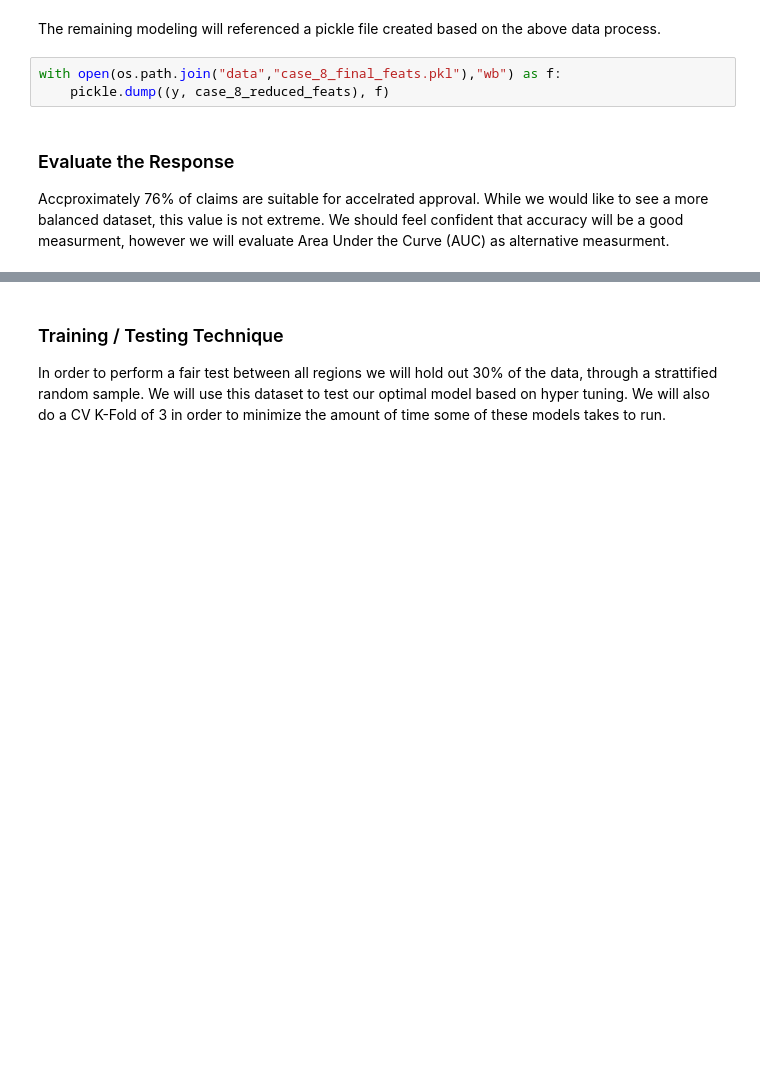
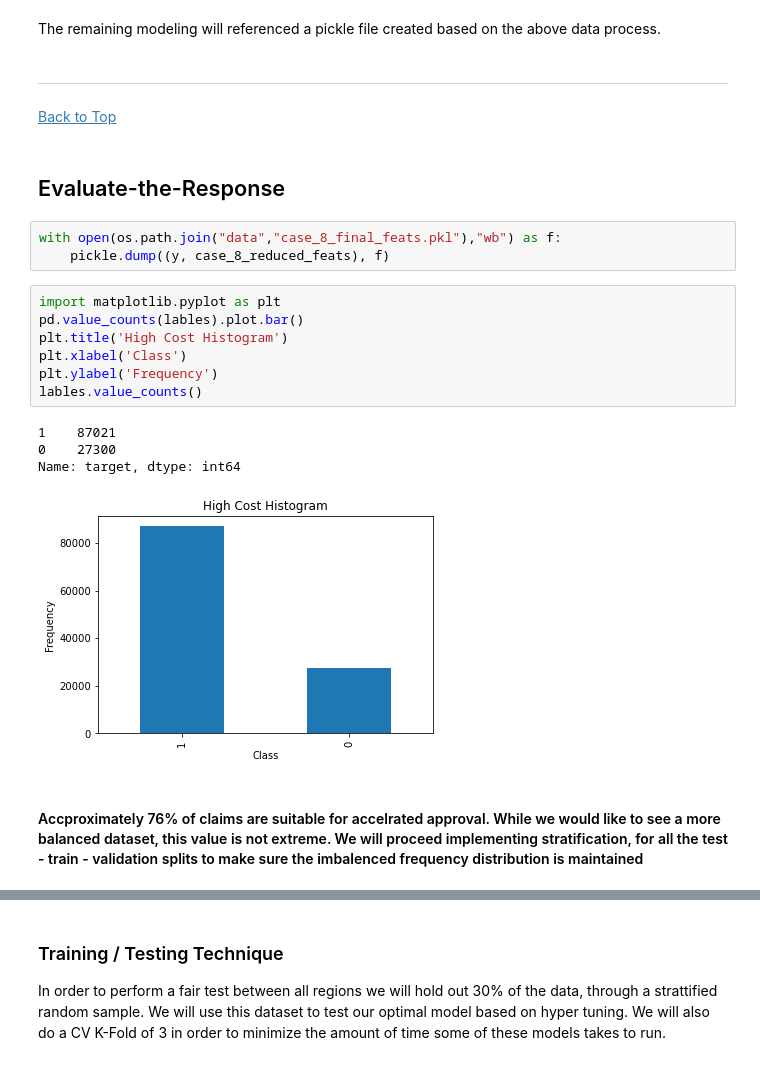
Before and after one commit to cmadding/MSDS_7333_QTW, a Jupyter notebook: CaseStudy08/Ansari_Ballenger_Godbole_MaddingUnit08 - Final.ipynb, the cells around one changed output, grey strips where cells are left out. Cells and saved outputs as stored; diff of their text form; blank space fills up the shorter version.

```diff
--- a/CaseStudy08/Ansari_Ballenger_Godbole_MaddingUnit08 - Final.ipynb
+++ b/CaseStudy08/Ansari_Ballenger_Godbole_MaddingUnit08 - Final.ipynb
@@ -101,10 +208,26 @@ case_8_reduced_feats = reduce_features(case_8_final, True)
 # %% [markdown]
 The remaining modeling will referenced a pickle file created based on the above data process.
+# %% [markdown]
+____
+[Back to Top](#Table-of-Contents)
+# %% [markdown]
+## Evaluate-the-Response
 # %%
 with open(os.path.join("data","case_8_final_feats.pkl"),"wb") as f:
     pickle.dump((y, case_8_reduced_feats), f)
+# %%
+import matplotlib.pyplot as plt
+pd.value_counts(lables).plot.bar()
+plt.title('High Cost Histogram')
+plt.xlabel('Class')
+plt.ylabel('Frequency')
+lables.value_counts()
+# %% [output]
+1    87021
+0    27300
+Name: target, dtype: int64
+[figure, added]
 # %% [markdown]
-### Evaluate the Response
-Accproximately 76% of claims are suitable for accelrated approval.  While we would like to see a more balanced dataset, this value is not extreme.  We should feel confident that accuracy will be a good measurment, however we will evaluate Area Under the Curve (AUC) as alternative measurment.
+#### Accproximately 76% of claims are suitable for accelrated approval.  While we would like to see a more balanced dataset, this value is not extreme. We will proceed implementing stratification, for all the test - train - validation splits to make sure the imbalenced frequency distribution is maintained
 # %%
 print("Claims suitable for accelerated approval (1)", sum(y), round(sum(y) / len(y),4))
```
Also changed, not shown: parts of 58 cells of this notebook, 1 other file.
